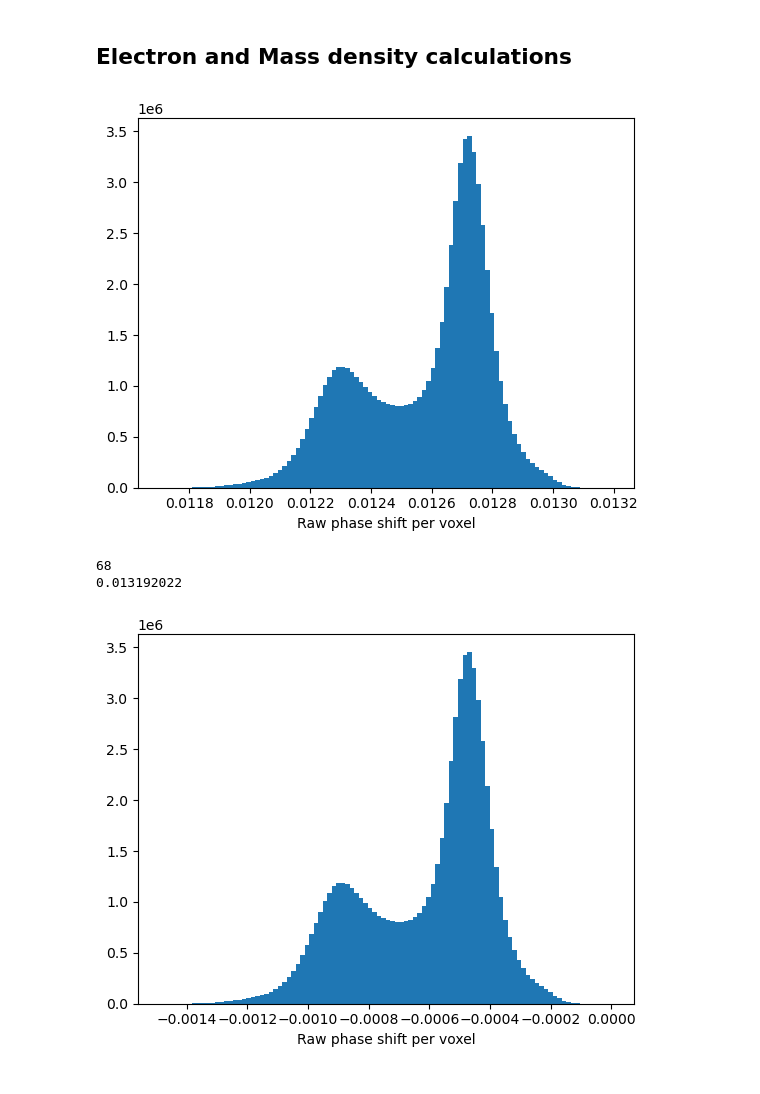
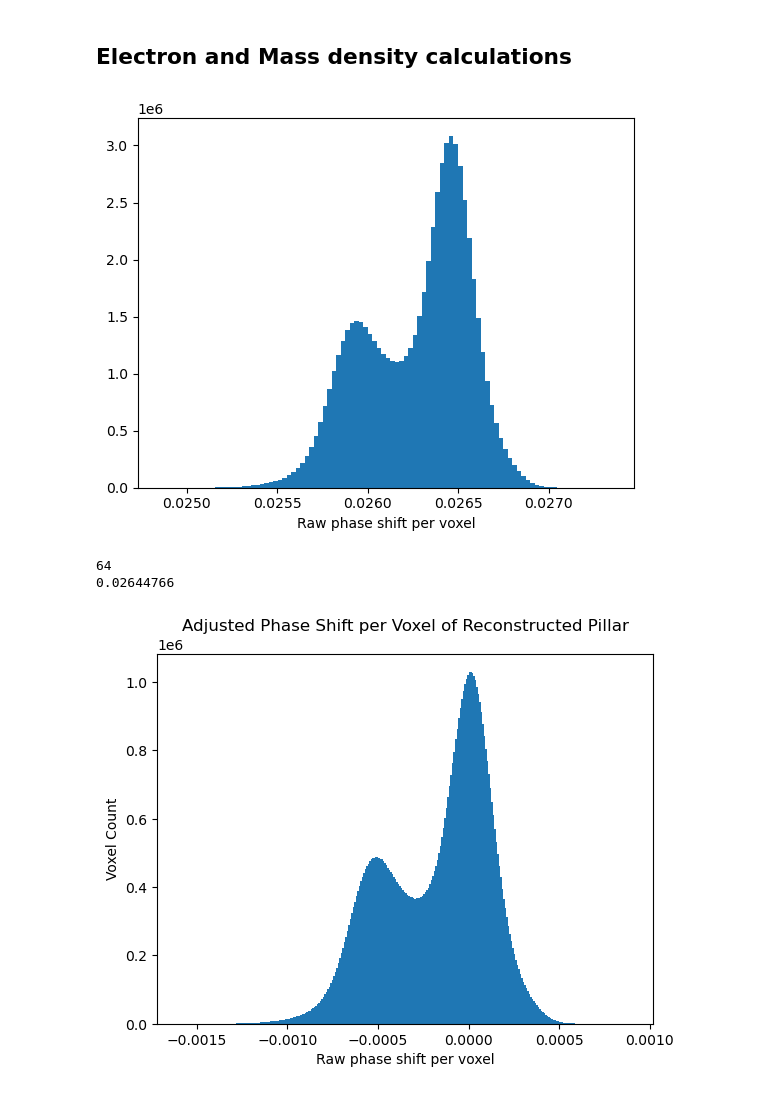
Before and after one commit to levijh1/TomoMono, a Jupyter notebook: densityConversion.ipynb, the cells around one changed output. Drawn from its saved outputs; the diff is of its cells as text; code cells hidden in the pictures.

```diff
--- a/densityConversion.ipynb
+++ b/densityConversion.ipynb
@@ -69,7 +70,7 @@ def showHistogramComparison(kevinProj, tomopyProj_scaled):
     plt.show()
 # %%
 #Import data
-recon_location = "/Users/levih/Desktop/TomoMono/reconstructions/Recon Algorithm Test (on rotation corrected data)/foamRecon_notNormalized_20240719-113905_gpu.tif"
+recon_location = "reconstructions/foamRecon_NotNormalized_20240805-123810_SIRT_CUDA.tif"
 tomo, tomo_scale_info = convert_to_numpy(recon_location)
 
 #Volume dimensions
@@ -79,12 +80,18 @@ print(w,h,d)
 fig1, axs = plt.subplots(nrows = 1, ncols = 3, figsize = (8,8))
 
 #Dimensions for cropped image (used later for electron density)
-a, b = 160, 520
-c, d = 220, 680
-e, f = 240, 660
-axs[0].imshow(tomo[260,c:d,e:f])
-axs[1].imshow(tomo[a:b,450,e:f])
-axs[2].imshow(tomo[a:b,c:d,450])
+a, b = 30, 380
+c, d = 90, -90
+e, f = 105, -105
+axs[0].imshow(tomo[tomo.shape[0]//2,c:d,e:f])
+axs[1].imshow(tomo[a:b,tomo.shape[1]//2,e:f])
+axs[2].imshow(tomo[a:b,c:d,tomo.shape[2]//2])
 
 tomo = tomo[a:b, c:d, e:f]
+
+# tomo = -tomo
+
+# axs[0].imshow(tomo[tomo.shape[0]//2,:,:])
+# axs[1].imshow(tomo[:,tomo.shape[1]//2,:])
+# axs[2].imshow(tomo[:,:,tomo.shape[2]//3])
 # %% [output]
@@ -94,14 +101,16 @@ tomo = tomo[a:b, c:d, e:f]
 ## Scale tomography reconstruction
 # %%
 #Read in Kevin projection for reference
-aligned_proj_location = "/Users/levih/Desktop/TomoMono/alignedProjections/aligned_foamTomo20240718-165515.tif"
+aligned_proj_location = "alignedProjections/aligned_foamTomo20240718-165515.tif"
 kevinProjections, kevin_proj_scale_info = convert_to_numpy(aligned_proj_location)
 kevinProjOriginal = kevinProjections[0] #Every 72 projections
 # %% [markdown]
 ### Calculate scale information
 # %%
 ang = tomopy.angles(5, 0, 360) #First angle should theoretically be the same no matter how many angles I project through
-tomopyProjOriginal = tomopy.project(tomo, ang)[0] ## uncomment to first figure out the values for kevinProj_p5 and p95
+tomopyProjOriginal = tomopy.project(tomo, ang) ## uncomment to first figure out the values for kevinProj_p5 and p95
+tomopyProjOriginal = tomopyProjOriginal[0, 40:,110:-110]
+# tomopyProjOriginal = tomopyProjOriginal[0]
 # %%
 kevinProj, tomopyProj = cropAndAlign(kevinProjOriginal, tomopyProjOriginal)
 
@@ -161,29 +177,32 @@ plt.hist(np.ndarray.flatten(rough_volume), 100, log=False)
 plt.xlabel('Raw phase shift per voxel')
 plt.show()
 # %% [output]
-[figure, old version]
+[figure, new version]
 # %%
 #Shift so phase difference of peak is 0
 ##TODO: Is this really supposed to move the phase difference peak to 0 or the phase difference absolute min to 0
 from scipy.signal import find_peaks
 count, division = np.histogram(np.ndarray.flatten(rough_volume), 100)
 
 print(np.argmax(count, axis = None))
 ind = np.argmax(count, axis = None)
 
-print(division[-1])
-rough_volume = rough_volume - division[-1]
+# print(division[-1])
+# # rough_volume = rough_volume - division[-1]
+# rough_volume = rough_volume - np.percentile(division, 87)
 
-# print(division[ind])
-# rough_volume = rough_volume - division[ind]
+print(division[ind])
+rough_volume = rough_volume - division[ind]
 
-plt.hist(np.ndarray.flatten(rough_volume), 100, log=False)
+plt.hist(np.ndarray.flatten(rough_volume), 300, log=False)
+plt.title("Adjusted Phase Shift per Voxel of Reconstructed Pillar")
 plt.xlabel('Raw phase shift per voxel')
+plt.ylabel('Voxel Count')
 plt.show()
 # %% [output]
-68
-0.013192022
+64
+0.02644766
-[figure, old version]
+[figure, new version]
 # %%
 #Doublecheck projection through volume phase distribution
 ang = tomopy.angles(5, 0, 360) #First angle should theoretically be the same no matter how many angles I project through
```
Also changed, not shown: parts of 16 cells of this notebook, 3 other files.
